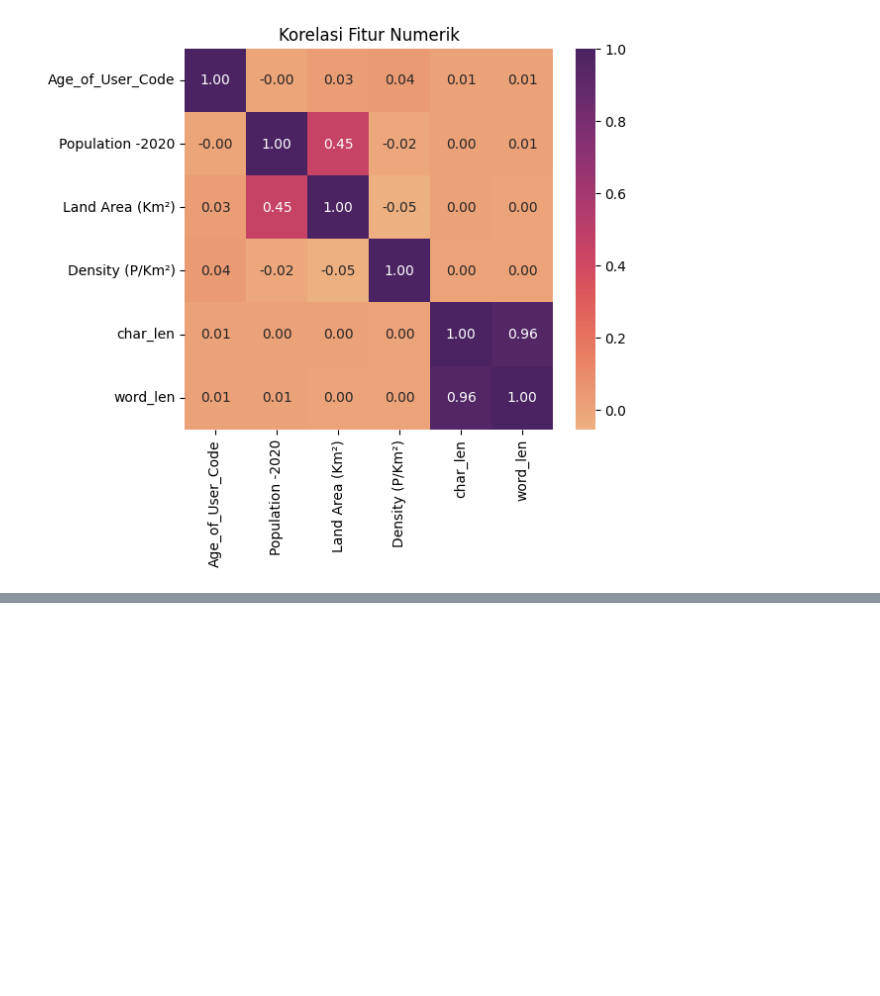
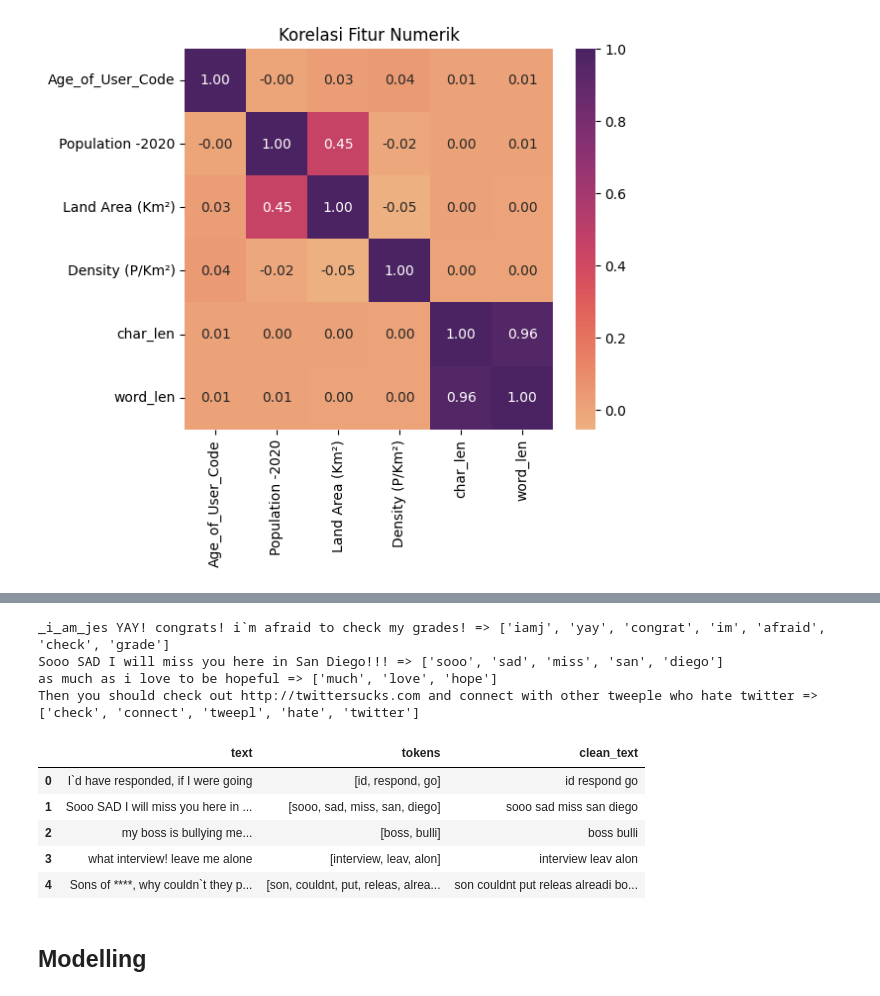
Before and after one commit to HazwanAdhikara/deeplearning-text, a Jupyter notebook: 5027231017_modul5.ipynb, the cells around one changed output, grey strips where cells are left out. Drawn from its saved outputs; the diff is of its cells as text; code cells hidden in the pictures; blank space fills up the shorter version.

```diff
--- a/5027231017_modul5.ipynb
+++ b/5027231017_modul5.ipynb
@@ -243,0 +276,59 @@ plt.show()
+# %%
+stemmer = SnowballStemmer(language='english')
+stop_words = set(stopwords.words('english'))
+
+def preprocess_english(text):
+    # Case folding (mengkonversi teks ke dalam format huruf kecil
+    text = text.lower()
+
+    # Hilangin URL, mentions, hashtags, angka
+    text = re.sub(r'http\S+|www\.\S+', ' ', text)
+    text = re.sub(r'@\w+', ' ', text)
+    text = re.sub(r'#\w+', ' ', text)
+    text = re.sub(r'\d+', ' ', text)
+
+    # Menghapus tanda baca dan semua karakter yang bukan huruf (a-z) atau spasi
+    text = text.translate(str.maketrans('', '', string.punctuation))
+    text = re.sub(r'[^a-z\s]', ' ', text)
+
+    # Tokenization
+    tokens = nltk.word_tokenize(text)
+
+    # Stemming & stopword removal
+    processed = [
+        stemmer.stem(tok)
+        for tok in tokens
+        if tok not in stop_words and len(tok) > 1
+    ]
+    return processed
+
+samples = [
+    "_i_am_jes YAY! congrats! i`m afraid to check my grades!",
+    "Sooo SAD I will miss you here in San Diego!!!",
+    "as much as i love to be hopeful",
+    "Then you should check out http://twittersucks.com and connect with other tweeple who hate twitter"
+]
+
+for s in samples:
+    print(s, "=>", preprocess_english(s))
+
+# Terapkan ke seluruh dataset
+train['tokens'] = train['text'].fillna('').apply(preprocess_english)
+test ['tokens'] = test ['text'].fillna('').apply(preprocess_english)
+# %% [output]
+_i_am_jes YAY! congrats! i`m afraid to check my grades! => ['iamj', 'yay', 'congrat', 'im', 'afraid', 'check', 'grade']
+Sooo SAD I will miss you here in San Diego!!! => ['sooo', 'sad', 'miss', 'san', 'diego']
+as much as i love to be hopeful => ['much', 'love', 'hope']
+Then you should check out http://twittersucks.com and connect with other tweeple who hate twitter => ['check', 'connect', 'tweepl', 'hate', 'twitter']
+# %%
+train['clean_text'] = train['tokens'].apply(lambda toks: ' '.join(toks))
+test ['clean_text'] = test ['tokens'].apply(lambda toks: ' '.join(toks))
+
+train[['text','tokens', 'clean_text']].head()
+# %% [output]
+|  | text | tokens | clean_text |
+| 0 | I`d have responded, if I were going | [id, respond, go] | id respond go |
+| 1 | Sooo SAD I will miss you here in ... | [sooo, sad, miss, san, diego] | sooo sad miss san diego |
+| 2 | my boss is bullying me... | [boss, bulli] | boss bulli |
+| 3 | what interview! leave me alone | [interview, leav, alon] | interview leav alon |
+| 4 | Sons of ****, why couldn`t they p... | [son, couldnt, put, releas, alrea... | son couldnt put releas alreadi bo... |
@@ -243,0 +349,2 @@ plt.show()
+# %% [markdown]
+## Modelling
```
Also changed, not shown: parts of 22 cells of this notebook, 6 other files.
